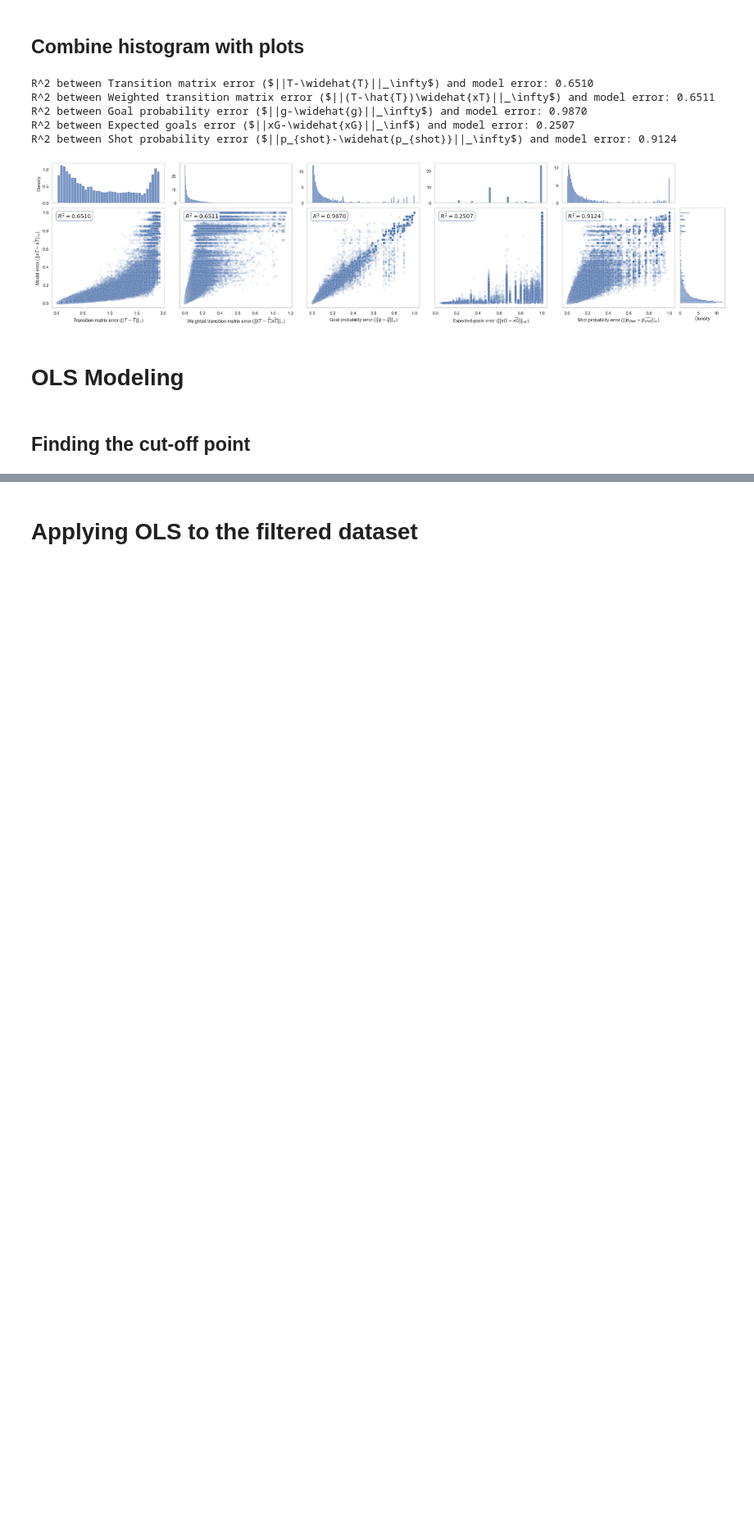
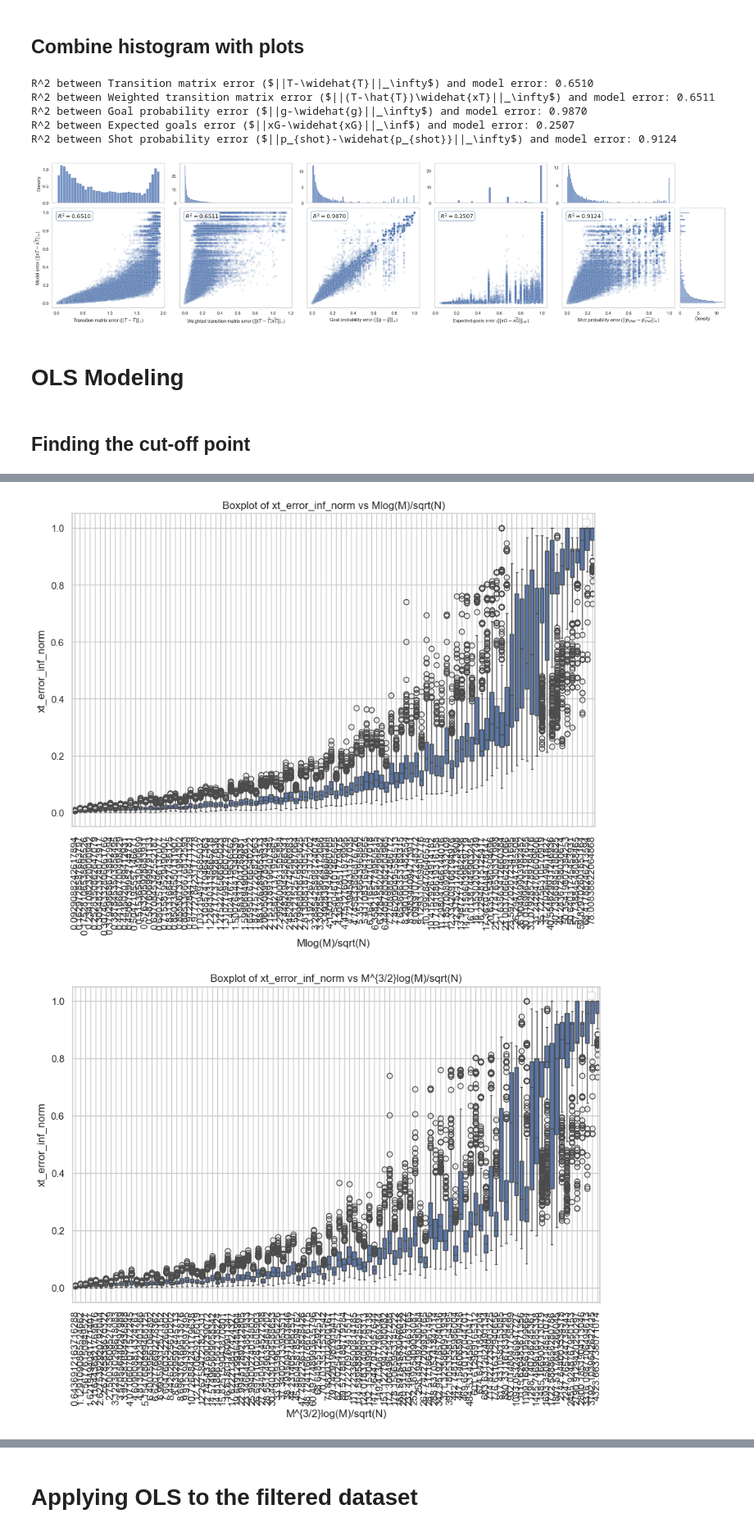
Before and after one commit to kvanarem42/xthreat-error-quantification-agentic, a Jupyter notebook: 4-investigate-results/apply_maximal_error_paper.ipynb, the cells around one changed output, grey strips where cells are left out. Shown at 82% size. Drawn from its saved outputs; the diff is of its cells as text; code cells hidden in the pictures; blank space fills up the shorter version.

```diff
--- a/4-investigate-results/apply_maximal_error_paper.ipynb
+++ b/4-investigate-results/apply_maximal_error_paper.ipynb
@@ -473,0 +500,35 @@ print(f"TP={TP}, TN={TN}, FP={FP}, FN={FN}")
+# %%
+# Plot a boxplot of the errors for each value of Mlog(M)/sqrt(N)
+plt.figure(figsize=(10, 6))
+sns.boxplot(x='Mlog(M)/sqrt(N)', y='xT_error_inf_norm', data=df_errors)
+# plt.axhline(y=max_max_error, color='red', linestyle='--', label='max_max_error')
+plt.xlabel('Mlog(M)/sqrt(N)')
+plt.ylabel('xt_error_inf_norm')
+plt.title('Boxplot of xt_error_inf_norm vs Mlog(M)/sqrt(N)')
+plt.legend()
+plt.grid(True)
+plt.tight_layout()
+
+plt.xticks(rotation=90)
+
+plt.show()
+
+
+
+# Plot a boxplot of the errors for each value of Mlog(M)/sqrt(N)
+plt.figure(figsize=(10, 6))
+sns.boxplot(x='M^{3/2}log(M)/sqrt(N)', y='xT_error_inf_norm', data=df_errors)
+# plt.axhline(y=max_max_error, color='red', linestyle='--', label='max_max_error')
+plt.xlabel('M^{3/2}log(M)/sqrt(N)')
+plt.ylabel('xt_error_inf_norm')
+plt.title('Boxplot of xt_error_inf_norm vs M^{3/2}log(M)/sqrt(N)')
+plt.legend()
+plt.grid(True)
+plt.tight_layout()
+
+plt.xticks(rotation=90)
+
+plt.show()
+# %% [output]
+[figure, added]
+[figure, added]
```
Also changed, not shown: parts of 20 cells of this notebook, 1 other file.
